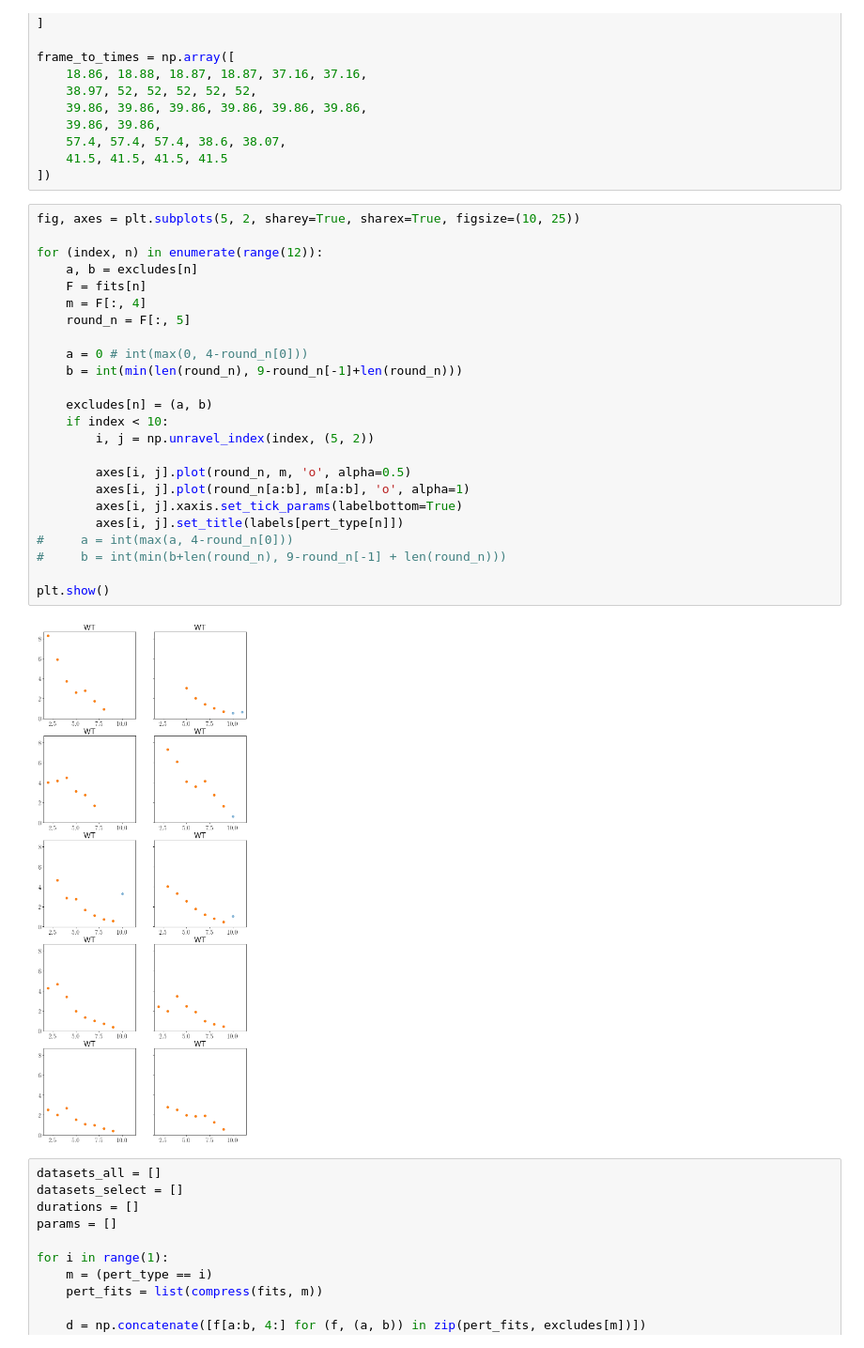
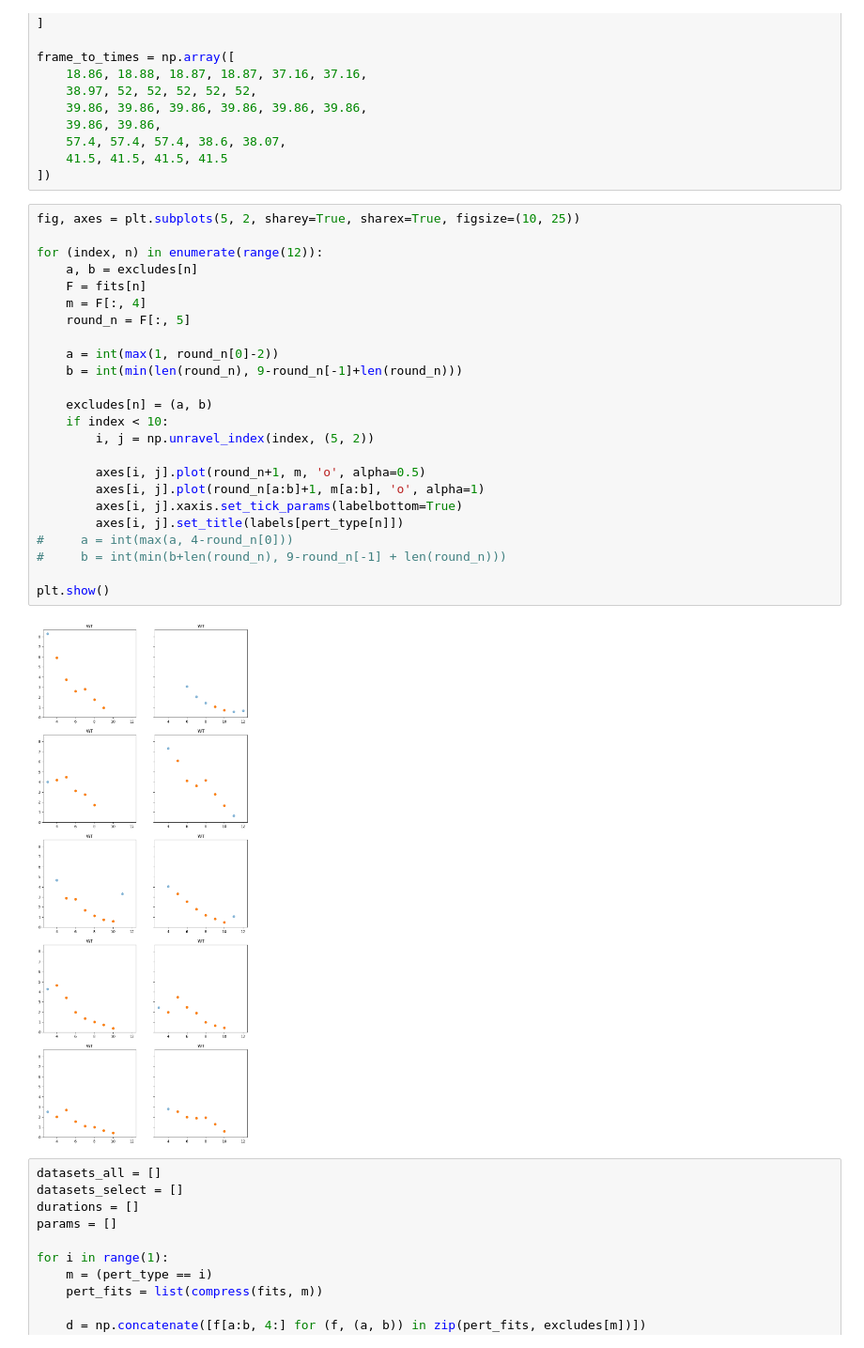
Before and after one commit to Irene-Li/MitoticWaves, a Jupyter notebook: wave_speed.ipynb, the cells around one changed output. Shown at 94% size. Saved outputs shown, nothing was run; the diff lists cells and outputs as text.

```diff
--- a/wave_speed.ipynb
+++ b/wave_speed.ipynb
@@ -106,29 +106,29 @@ frame_to_times = np.array([
 # %%
 fig, axes = plt.subplots(5, 2, sharey=True, sharex=True, figsize=(10, 25))
 
 for (index, n) in enumerate(range(12)):
     a, b = excludes[n]
     F = fits[n]
     m = F[:, 4]
     round_n = F[:, 5]
 
-    a = 0 # int(max(0, 4-round_n[0]))
+    a = int(max(1, round_n[0]-2))
     b = int(min(len(round_n), 9-round_n[-1]+len(round_n)))
 
     excludes[n] = (a, b)
     if index < 10:
         i, j = np.unravel_index(index, (5, 2))
 
-        axes[i, j].plot(round_n, m, 'o', alpha=0.5)
-        axes[i, j].plot(round_n[a:b], m[a:b], 'o', alpha=1)
+        axes[i, j].plot(round_n+1, m, 'o', alpha=0.5)
+        axes[i, j].plot(round_n[a:b]+1, m[a:b], 'o', alpha=1)
         axes[i, j].xaxis.set_tick_params(labelbottom=True)
         axes[i, j].set_title(labels[pert_type[n]])
 #     a = int(max(a, 4-round_n[0]))
 #     b = int(min(b+len(round_n), 9-round_n[-1] + len(round_n)))
 
 plt.show()
 # %% [output]
-[figure, old version]
+[figure, new version]
 # %%
 datasets_all = []
 datasets_select = []
```
Also changed, not shown: 2 other files.
